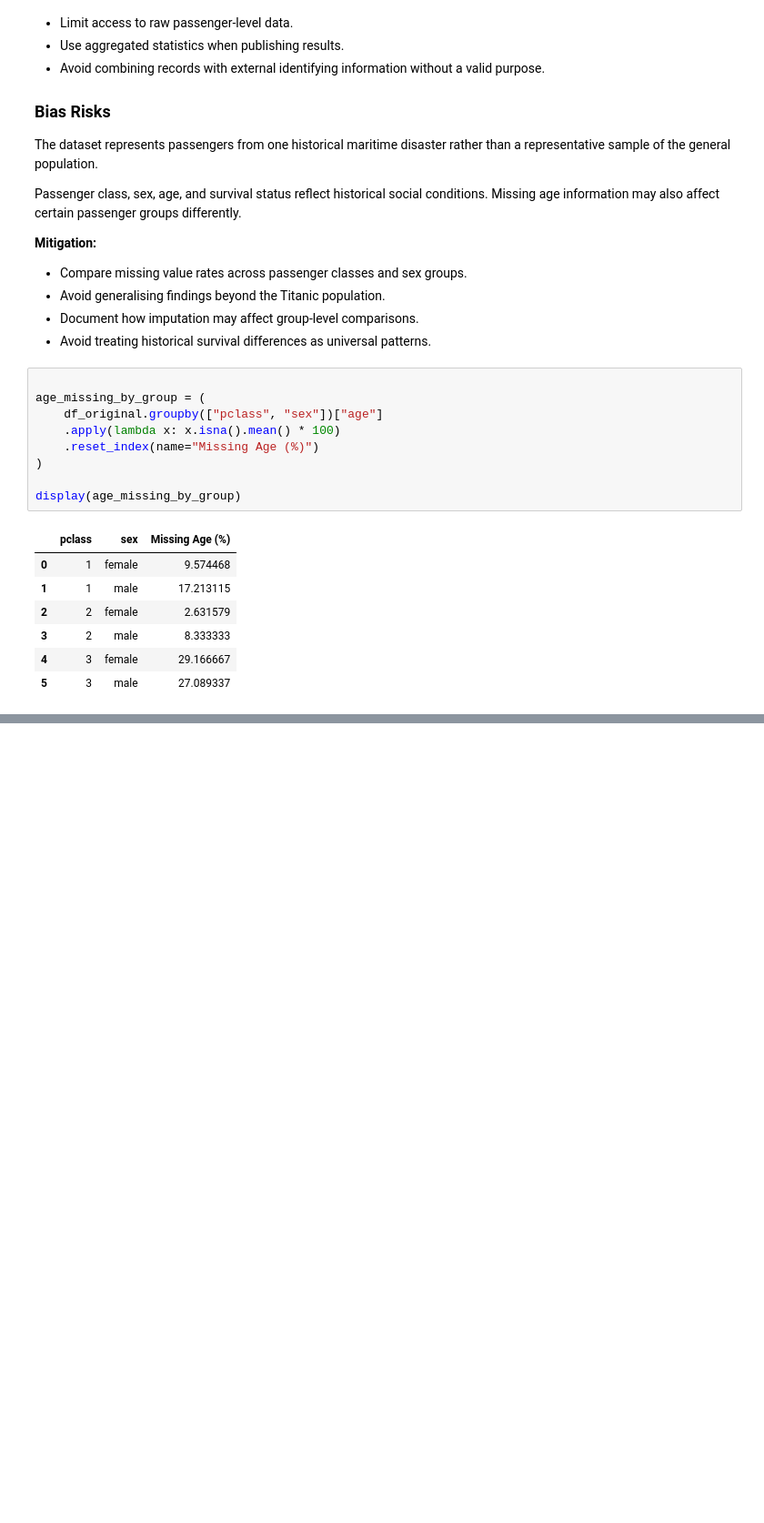
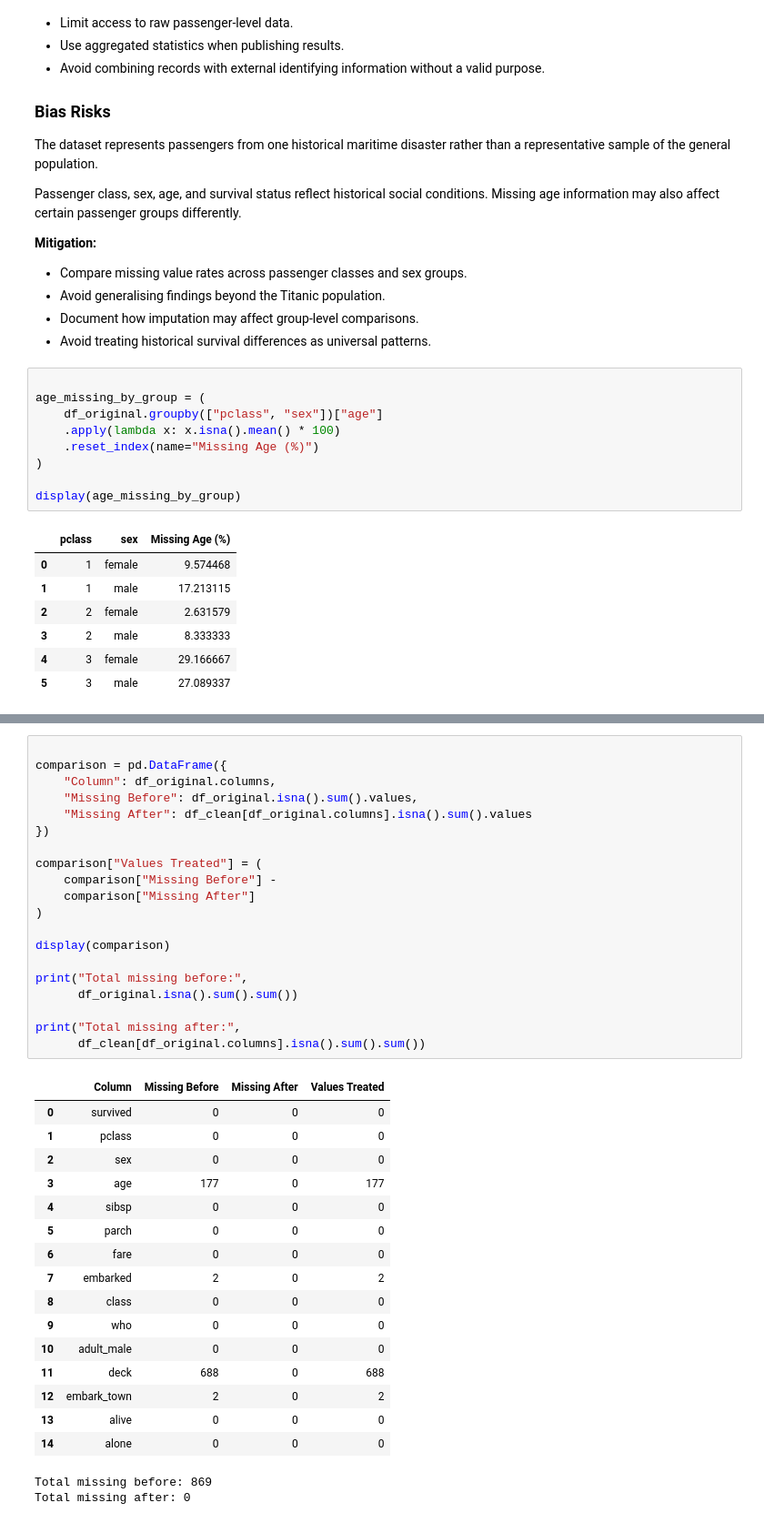
Before and after one commit to A212249-ukm/TTTC3213-Assignment1-DataProfiling, a Jupyter notebook: assignment1.ipynb, the cells around one changed output, grey strips where cells are left out. Shown at 91% size. Cells and saved outputs as stored; diff of their text form; blank space fills up the shorter version.

```diff
--- a/assignment1.ipynb
+++ b/assignment1.ipynb
@@ -628,0 +576,39 @@ Cleaned dataset saved successfully.
+# %%
+
+comparison = pd.DataFrame({
+    "Column": df_original.columns,
+    "Missing Before": df_original.isna().sum().values,
+    "Missing After": df_clean[df_original.columns].isna().sum().values
+})
+
+comparison["Values Treated"] = (
+    comparison["Missing Before"] -
+    comparison["Missing After"]
+)
+
+display(comparison)
+
+print("Total missing before:",
+      df_original.isna().sum().sum())
+
+print("Total missing after:",
+      df_clean[df_original.columns].isna().sum().sum())
+# %% [output]
+|  | Column | Missing Before | Missing After | Values Treated |
+| 0 | survived | 0 | 0 | 0 |
+| 1 | pclass | 0 | 0 | 0 |
+| 2 | sex | 0 | 0 | 0 |
+| 3 | age | 177 | 0 | 177 |
+| 4 | sibsp | 0 | 0 | 0 |
+| 5 | parch | 0 | 0 | 0 |
+| 6 | fare | 0 | 0 | 0 |
+| 7 | embarked | 2 | 0 | 2 |
+| 8 | class | 0 | 0 | 0 |
+| 9 | who | 0 | 0 | 0 |
+| 10 | adult_male | 0 | 0 | 0 |
+| 11 | deck | 688 | 0 | 688 |
+| 12 | embark_town | 2 | 0 | 2 |
+| 13 | alive | 0 | 0 | 0 |
+| 14 | alone | 0 | 0 | 0 |
+Total missing before: 869
+Total missing after: 0
```
Also changed, not shown: parts of 19 cells of this notebook.
